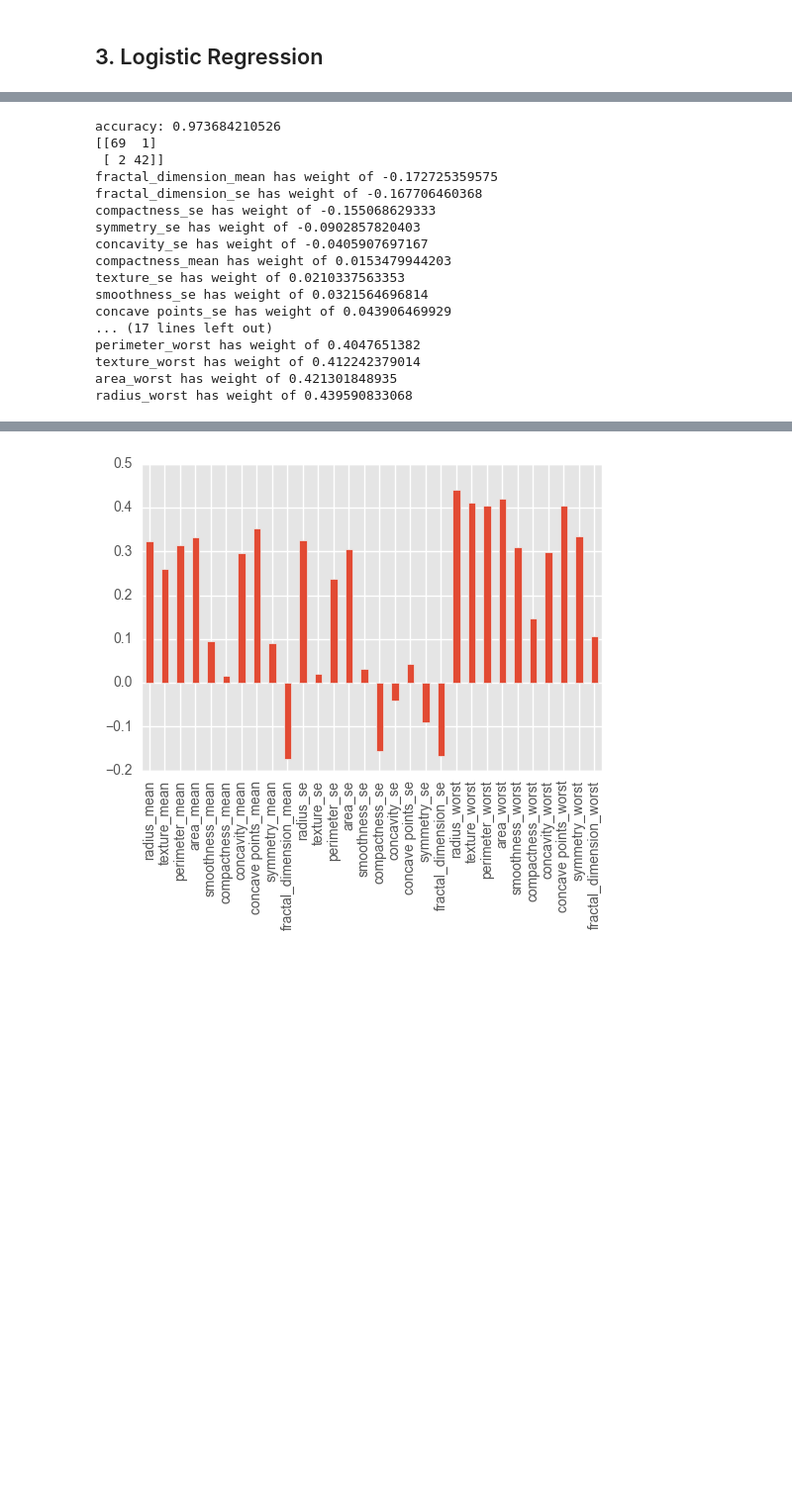
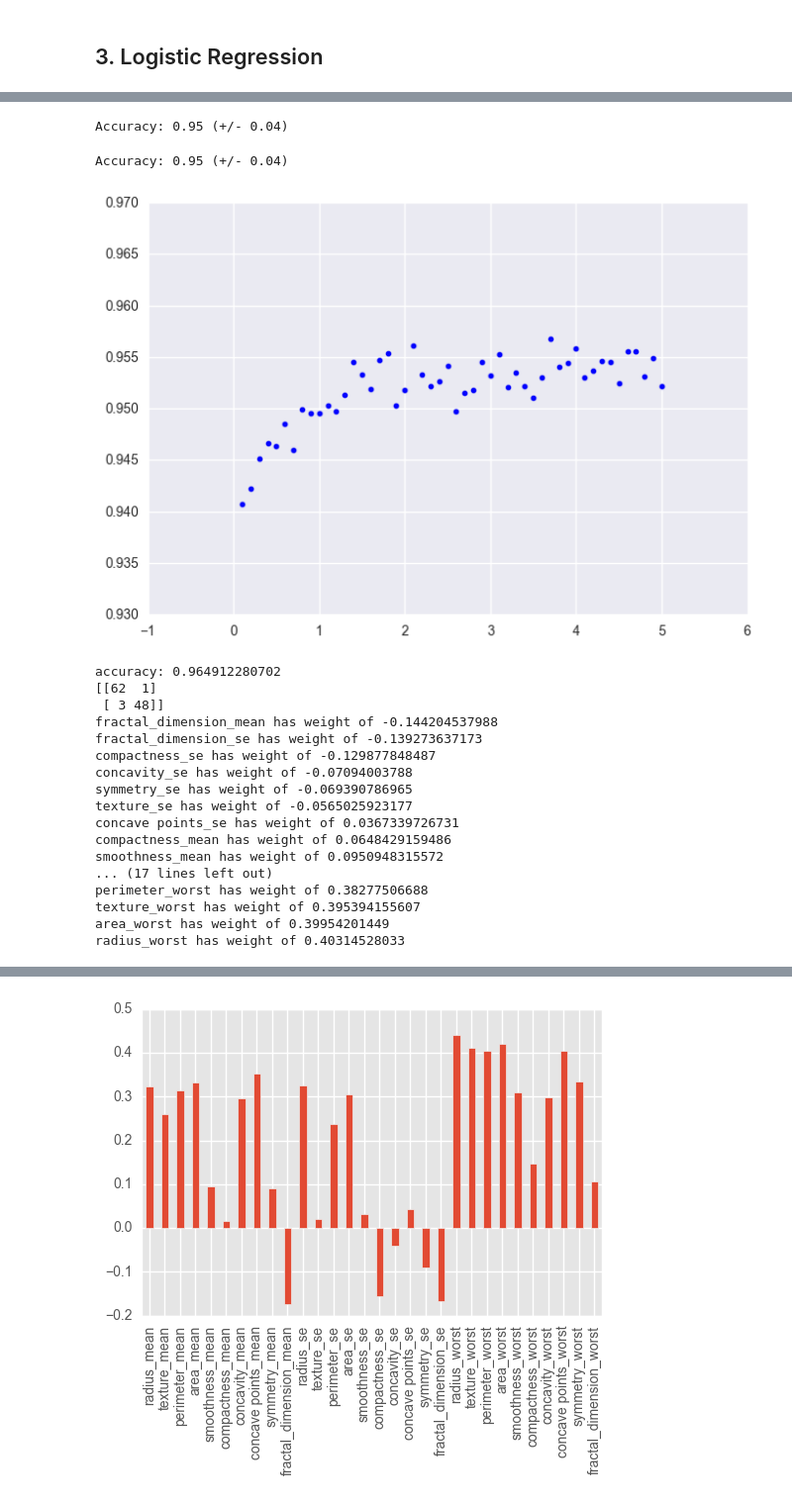
Before and after one commit to GS7271/Breast_Cancer_Diagnostics, a Jupyter notebook: SVM_LR_Classification_Cancer_Diagnostic.ipynb, the cells around one changed output, grey strips where cells are left out. Shown at 99% size. Cells and saved outputs as stored; diff of their text form; code cells hidden in the pictures; blank space fills up the shorter version.

Commit message:
PCA_Charts
Hyper-Parameter Fine Tuning: Cost vs. Accuracy Plot added
PCA Chart showing LR Decision Line fixed

```diff
--- a/SVM_LR_Classification_Cancer_Diagnostic.ipynb
+++ b/SVM_LR_Classification_Cancer_Diagnostic.ipynb
@@ -134,7 +134,7 @@ if 'diagnosis' in df:
     y = df['diagnosis'].values
     X = df.ix[:, df.columns != 'diagnosis'].values
 # %%
-num_cv_iterations = 3
+num_cv_iterations = 100
 num_instances = len(y)
 cv_object = ShuffleSplit(n_splits=num_cv_iterations,
                          test_size  = 0.2)
@@ -208,0 +211,4 @@ confusion matrix
+# %%
+from sklearn.model_selection import cross_val_score
+accuracies = cross_val_score(lr_clf, X, y=y, cv=cv_object) # this also can help with parallelism
+print(accuracies)
@@ -209,3 +233,33 @@ confusion matrix
+# %%
+print("Accuracy: %0.2f (+/- %0.2f)" % (accuracies.mean(), accuracies.std() * 2))
+# %% [output]
+Accuracy: 0.95 (+/- 0.04)
+# %%
+# here we can change some of the parameters interactively
+from ipywidgets import widgets as wd
+
+def lr_explor(cost):
+    lr_clf = LogisticRegression(penalty='l2', C=cost, class_weight=None) # get object
+    accuracies = cross_val_score(lr_clf,X,y=y,cv=cv_object) # this also can help with parallelism
+    print("Accuracy: %0.2f (+/- %0.2f)" % (accuracies.mean(), accuracies.std() * 2))
+
+wd.interact(lr_explor,cost=(0.001,5.0,0.05),__manual=True)
+# %% [output]
+Accuracy: 0.95 (+/- 0.04)
+# %%
+cost_array = []
+accuracy_mean = []
+
+for i in range (0, 50, 1):
+    cost_array.append(float(i + 1)/10)
+    lr_clf = LogisticRegression(penalty='l2', C=cost_array[i], class_weight=None)
+    accuracies = cross_val_score(lr_clf,X,y=y,cv=cv_object)
+    accuracy_mean.append(accuracies.mean())
+
+plt.scatter(cost_array, accuracy_mean)
+plt.show()
+# %% [output]
+[figure, added]
 # %%
 from sklearn.preprocessing import StandardScaler
 
@@ -232,21 +286,21 @@ zip_vars = sorted(zip_vars)
 for coef, name in zip_vars:
     print(name, 'has weight of', coef[0]) # now print them out
 # %% [output]
-accuracy: 0.973684210526
-[[69  1]
- [ 2 42]]
-fractal_dimension_mean has weight of -0.172725359575
-fractal_dimension_se has weight of -0.167706460368
-compactness_se has weight of -0.155068629333
-symmetry_se has weight of -0.0902857820403
-concavity_se has weight of -0.0405907697167
-compactness_mean has weight of 0.0153479944203
-texture_se has weight of 0.0210337563353
-smoothness_se has weight of 0.0321564696814
-concave points_se has weight of 0.043906469929
+accuracy: 0.964912280702
+[[62  1]
+ [ 3 48]]
+fractal_dimension_mean has weight of -0.144204537988
+fractal_dimension_se has weight of -0.139273637173
+compactness_se has weight of -0.129877848487
+concavity_se has weight of -0.07094003788
+symmetry_se has weight of -0.069390786965
+texture_se has weight of -0.0565025923177
+concave points_se has weight of 0.0367339726731
+compactness_mean has weight of 0.0648429159486
+smoothness_mean has weight of 0.0950948315572
 ... (17 lines left out)
-perimeter_worst has weight of 0.4047651382
-texture_worst has weight of 0.412242379014
-area_worst has weight of 0.421301848935
-radius_worst has weight of 0.439590833068
+perimeter_worst has weight of 0.38277506688
+texture_worst has weight of 0.395394155607
+area_worst has weight of 0.39954201449
+radius_worst has weight of 0.40314528033
 # %%
```
Also changed, not shown: parts of 5 cells of this notebook.
